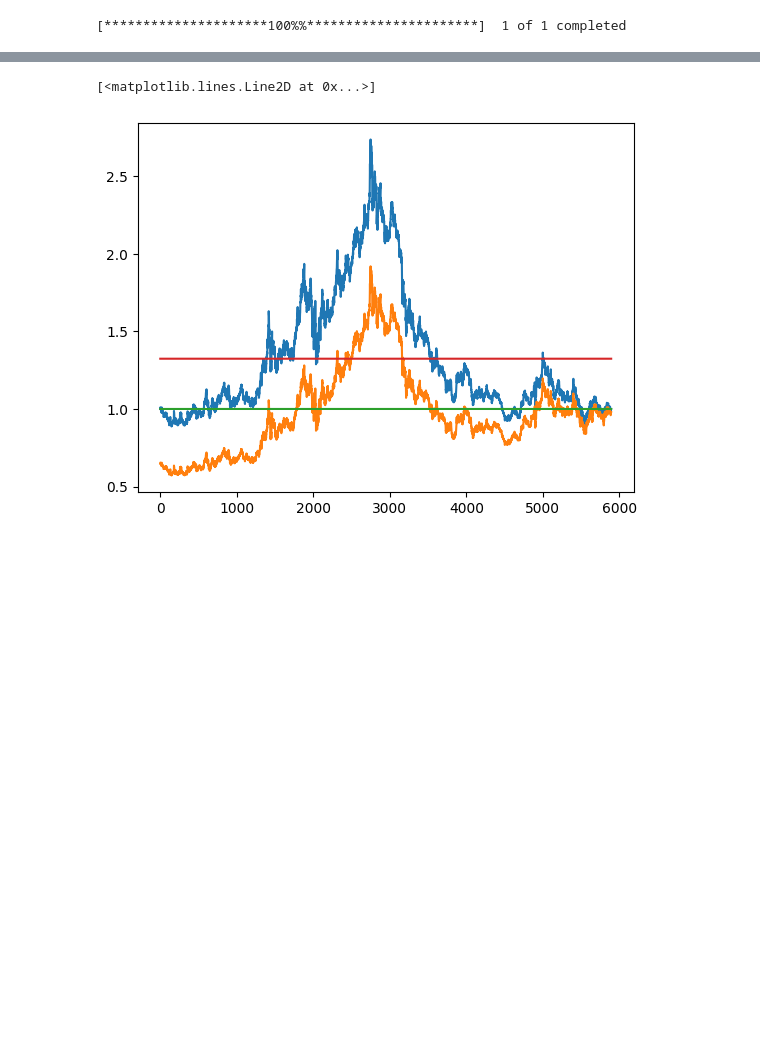
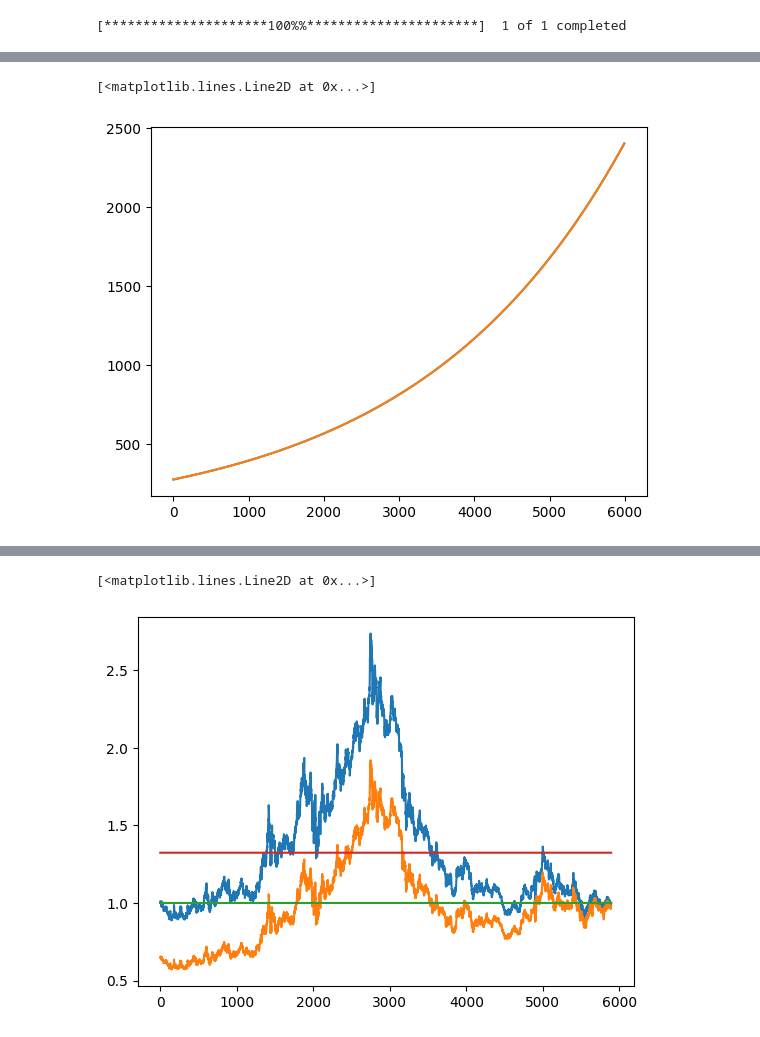
Before and after one commit to bahram3000/all_project, a Jupyter notebook: clean_project/pre_test_my_pakage_func.ipynb, the cells around one changed output, grey strips where cells are left out. Cells and saved outputs as stored; diff of their text form; code cells hidden in the pictures; blank space fills up the shorter version.

```diff
--- a/clean_project/pre_test_my_pakage_func.ipynb
+++ b/clean_project/pre_test_my_pakage_func.ipynb
@@ -677,0 +744,7 @@ plt.plot(curve_exp_fit)
+# %%
+def exp_s_fit(x_, a_, b_, c_, d_):
+    return a_ + b_ * numpy.exp(c_ + d_ * x_)
+
+
+x_c = np.arange(0, len(d[0])) / len(d[0])
+y_c = d[0].values
@@ -677,0 +757,2 @@ plt.plot(curve_exp_fit)
+# %%
+cfs = curve_fit(exp_s_fit, x_c, y_c)
@@ -677,0 +771,6 @@ plt.plot(curve_exp_fit)
+# %%
+plt.plot(d[0])
+plt.plot(exp_s_fit(np.arange(len(d[0])) / len(d[0]), cfs[0][0], cfs[0][1], cfs[0][2], cfs[0][3]))
+# %% [output]
+[<matplotlib.lines.Line2D at 0x...>]
+[figure, added]
```
Also changed, not shown: parts of 85 cells of this notebook, 1 other file.
